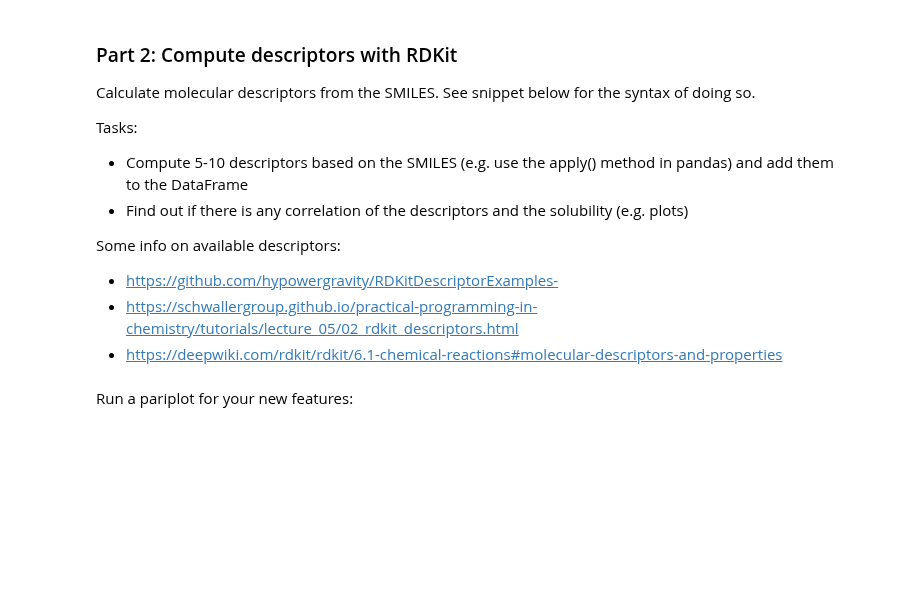
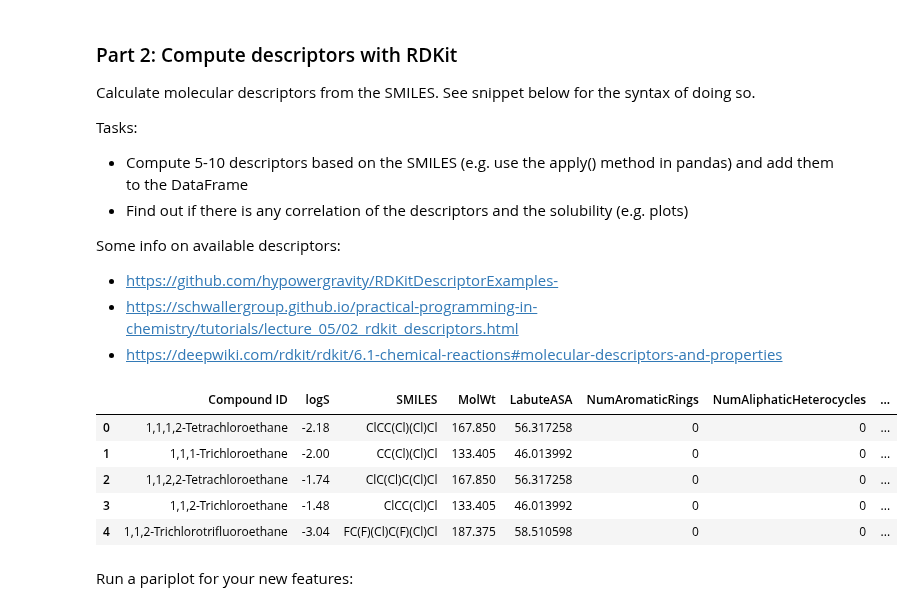
Before and after one commit to shiziyao/ChemicalDataScience103, a Jupyter notebook: lectures/session13/materials/RDKIt_Workshop.ipynb, the cells around one changed output. Cells and saved outputs as stored; diff of their text form; code cells hidden in the pictures; blank space fills up the shorter version.

```diff
--- a/lectures/session13/materials/RDKIt_Workshop.ipynb
+++ b/lectures/session13/materials/RDKIt_Workshop.ipynb
@@ -32,19 +81,34 @@ Some info on available descriptors:
 # %%
 from rdkit import Chem
 from rdkit.Chem import Descriptors
 
 # Syntax for deriving descriptors:
 # 1) convert smiles to Mol: mol = Chem.MolFromSmiles(smiles)
 # 2) derive descriptor, e.g. for MolWt: descr = Descriptors.MolWt(mol)
 
 # descr_list = ["MolWt", ]
 
 def calc_descriptors(smiles):
     mol = Chem.MolFromSmiles(smiles)
     return Descriptors.MolWt(mol)
 
 df["MolWt"] = df["SMILES"].apply(lambda s: Descriptors.MolWt(Chem.MolFromSmiles(s)))
+df["LabuteASA"] = df["SMILES"].apply(lambda s: Descriptors.LabuteASA(Chem.MolFromSmiles(s)))
+df["NumAromaticRings"] = df["SMILES"].apply(lambda s: Descriptors.NumAromaticRings(Chem.MolFromSmiles(s)))
+df["NumAliphaticHeterocycles"] = df["SMILES"].apply(lambda s: Descriptors.NumAliphaticHeterocycles(Chem.MolFromSmiles(s)))
+df["NumSaturatedCarbocycles"] = df["SMILES"].apply(lambda s: Descriptors.NumSaturatedCarbocycles(Chem.MolFromSmiles(s)))
+df["NHOHCount"] = df["SMILES"].apply(lambda s: Descriptors.NHOHCount(Chem.MolFromSmiles(s)))
+df["NumHeteroatoms"] = df["SMILES"].apply(lambda s: Descriptors.NumHeteroatoms(Chem.MolFromSmiles(s)))
+df["MolLogP"] = df["SMILES"].apply(lambda s: Descriptors.MolLogP(Chem.MolFromSmiles(s)))
+df["MaxPartialCharge"] = df["SMILES"].apply(lambda s: Descriptors.MaxAbsPartialCharge(Chem.MolFromSmiles(s)))
 
 df.head()
+# %% [output]
+|  | Compound ID | logS | SMILES | MolWt | LabuteASA | NumAromaticRings | NumAliphaticHeterocycles | ... |
+| 0 | 1,1,1,2-Tetrachloroethane | -2.18 | ClCC(Cl)(Cl)Cl | 167.850 | 56.317258 | 0 | 0 | ... |
+| 1 | 1,1,1-Trichloroethane | -2.00 | CC(Cl)(Cl)Cl | 133.405 | 46.013992 | 0 | 0 | ... |
+| 2 | 1,1,2,2-Tetrachloroethane | -1.74 | ClC(Cl)C(Cl)Cl | 167.850 | 56.317258 | 0 | 0 | ... |
+| 3 | 1,1,2-Trichloroethane | -1.48 | ClCC(Cl)Cl | 133.405 | 46.013992 | 0 | 0 | ... |
+| 4 | 1,1,2-Trichlorotrifluoroethane | -3.04 | FC(F)(Cl)C(F)(Cl)Cl | 187.375 | 58.510598 | 0 | 0 | ... |
 # %% [markdown]
 Run a pariplot for your new features:
```
Also changed, not shown: parts of 12 cells of this notebook, 1 other file.
